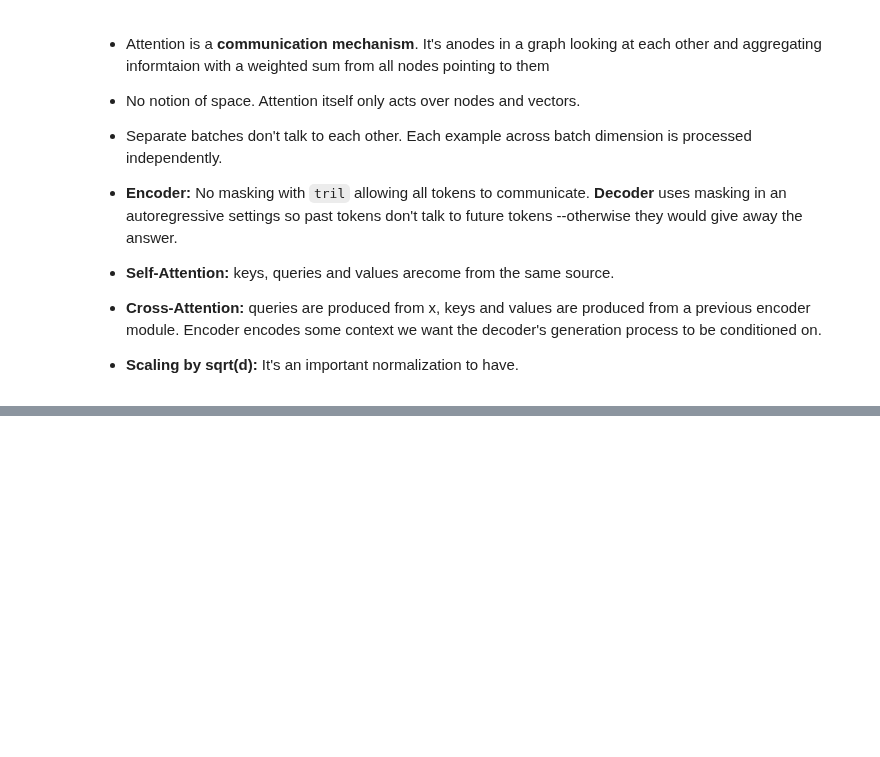
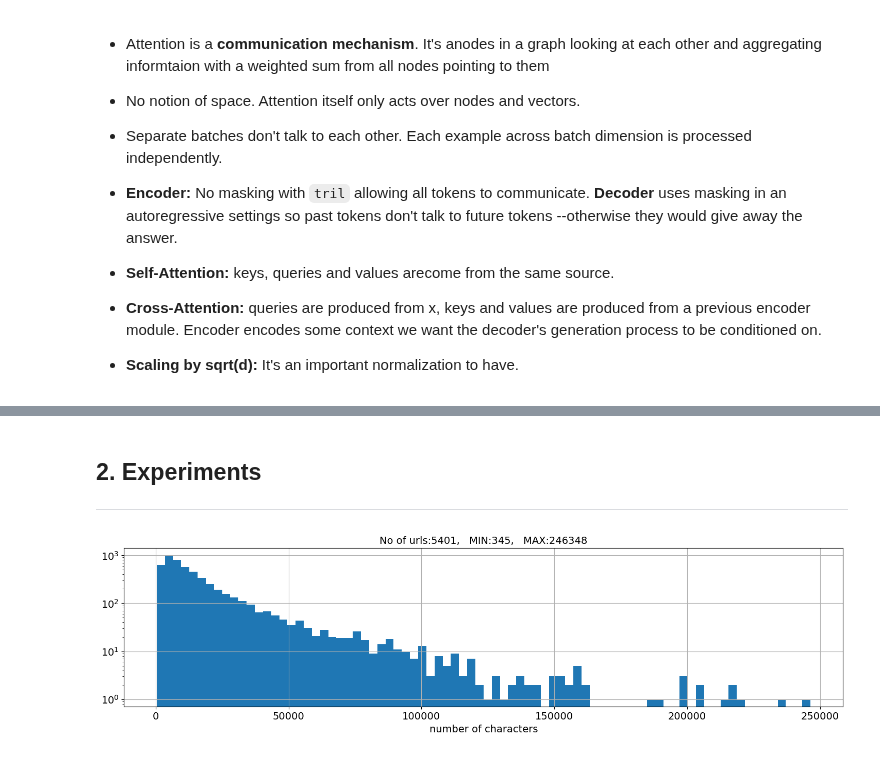
Before and after one commit to ozkansafak/decoder-llm, a Jupyter notebook: main.ipynb, the cells around one changed output, grey strips where cells are left out. Saved outputs shown, nothing was run; the diff lists cells and outputs as text; code cells hidden in the pictures; blank space fills up the shorter version.

```diff
--- a/main.ipynb
+++ b/main.ipynb
@@ -158,0 +101,15 @@ IdRef
+# %%
+# request wiki pages starting with the root page David_Bowie's wiki page.
+data = dict()
+max_num_chars = 100 * 1e6
+
+url = "https://www.wikipedia.org/wiki/David_Bowie"
+data[url], html, num_chars = extract_text_from_url(url, visited_urls, num_chars=0, printer=True)
+new_links = set([url])
+visited_urls = dict()
+
+url_counter = 0
+while new_links:
+    for url in random.sample(new_links.copy(), k=len(new_links)):
+        num_chars = crawl_wiki_data(new_links, num_chars, data, visited_urls, max_num_chars)
+#         itrain_data, ival_data = prepare_streaming_wiki_data(text=data[url])
@@ -158,0 +142,17 @@ IdRef
+# %% [markdown]
+## 2. Experiments
+---
+# %%
+dirname='dataset/repo_wiki/'
+fnames = sorted(glob.glob(f'{dirname}/*pkl'))
+wikis = dict()
+for fname in fnames:
+    with open(fname, 'rb') as f:
+        wikis.update(pickle.load(f))
+
+urls = list(wikis.keys())
+out = [(len(wikis[url])) for url in (urls)]
+x, y, patches  = plt.hist(out, bins=80, log=True); plt.xlabel('number of characters');
+plt.title(f'No of urls:{len(urls)},   MIN:{min(out)},   MAX:{max(out)}');
+# %% [output]
+[figure, added]
```
Also changed, not shown: parts of 10 cells of this notebook, 6 other files.
